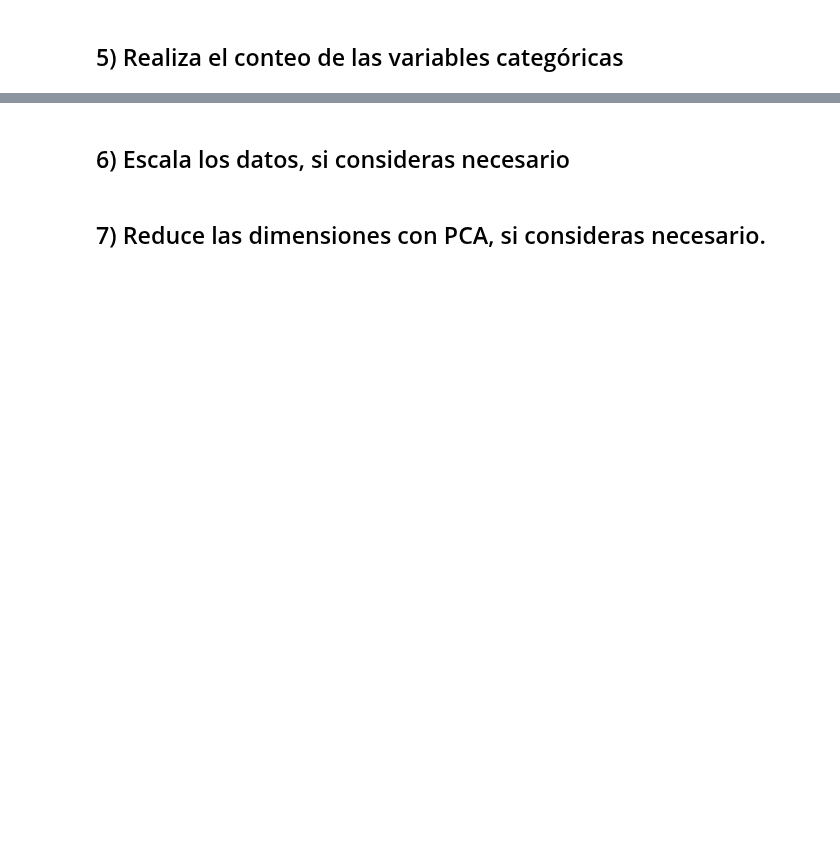
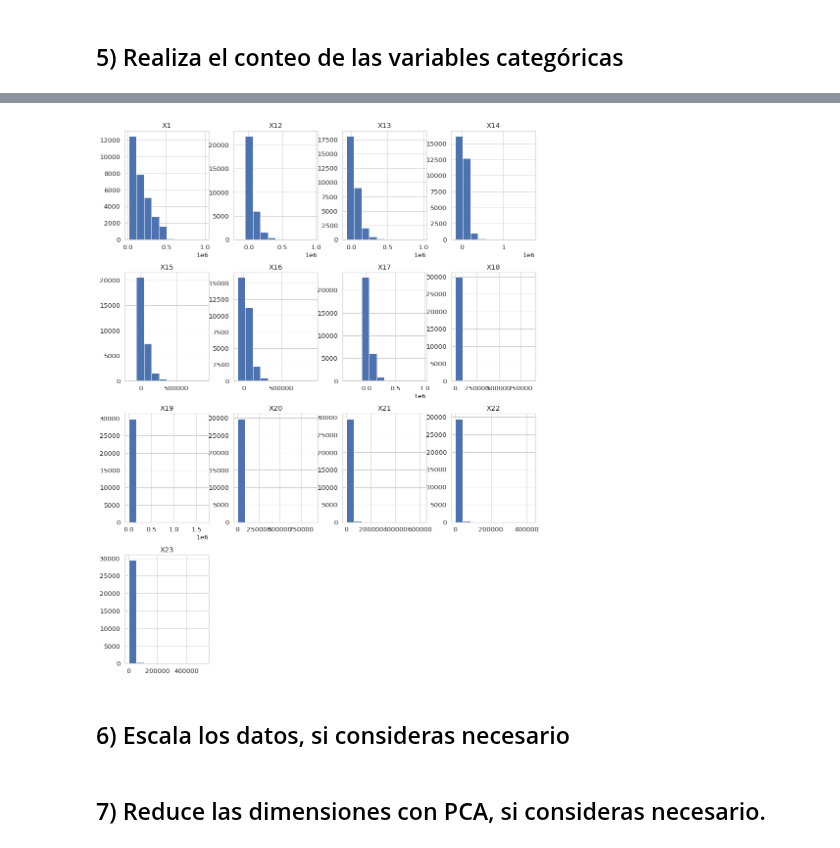
Before and after one commit to PosgradoMNA/actividades-de-aprendizaje-A01373377, a Jupyter notebook: A01373377_Actividad6_Visualizacion.ipynb, the cells around one changed output, grey strips where cells are left out. Saved outputs shown, nothing was run; the diff lists cells and outputs as text; code cells hidden in the pictures; blank space fills up the shorter version.

```diff
--- a/A01373377_Actividad6_Visualizacion.ipynb
+++ b/A01373377_Actividad6_Visualizacion.ipynb
@@ -261,2 +282,9 @@ X.describe()
+# %%
+fig = plt.figure(figsize = (15,20))
+ax = fig.gca()
+ndf.hist(ax=ax)
+plt.show()
+# %% [output]
+[figure, added]
 # %% [markdown]
 ## 6) Escala los datos, si consideras necesario
```
Also changed, not shown: parts of 6 cells of this notebook.
